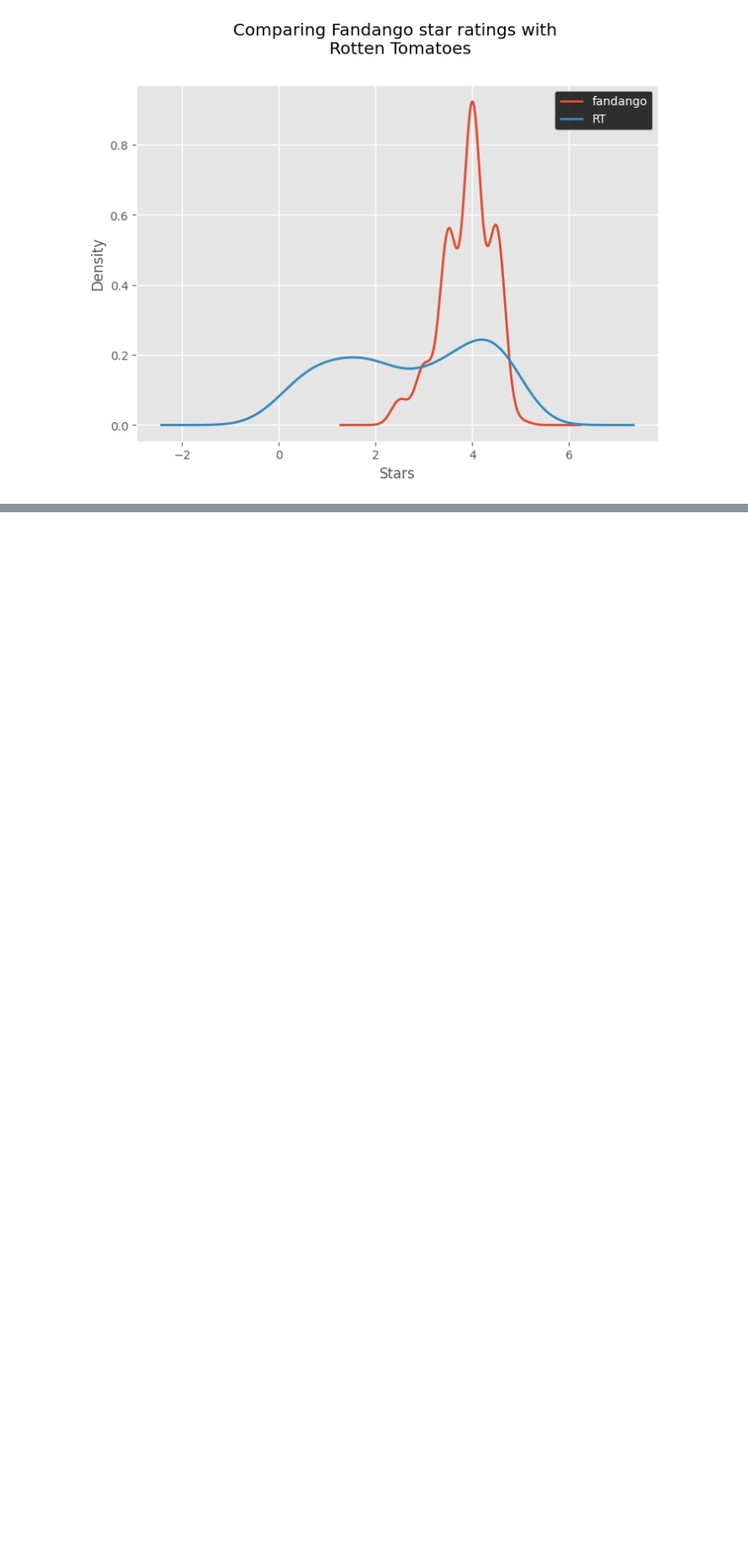
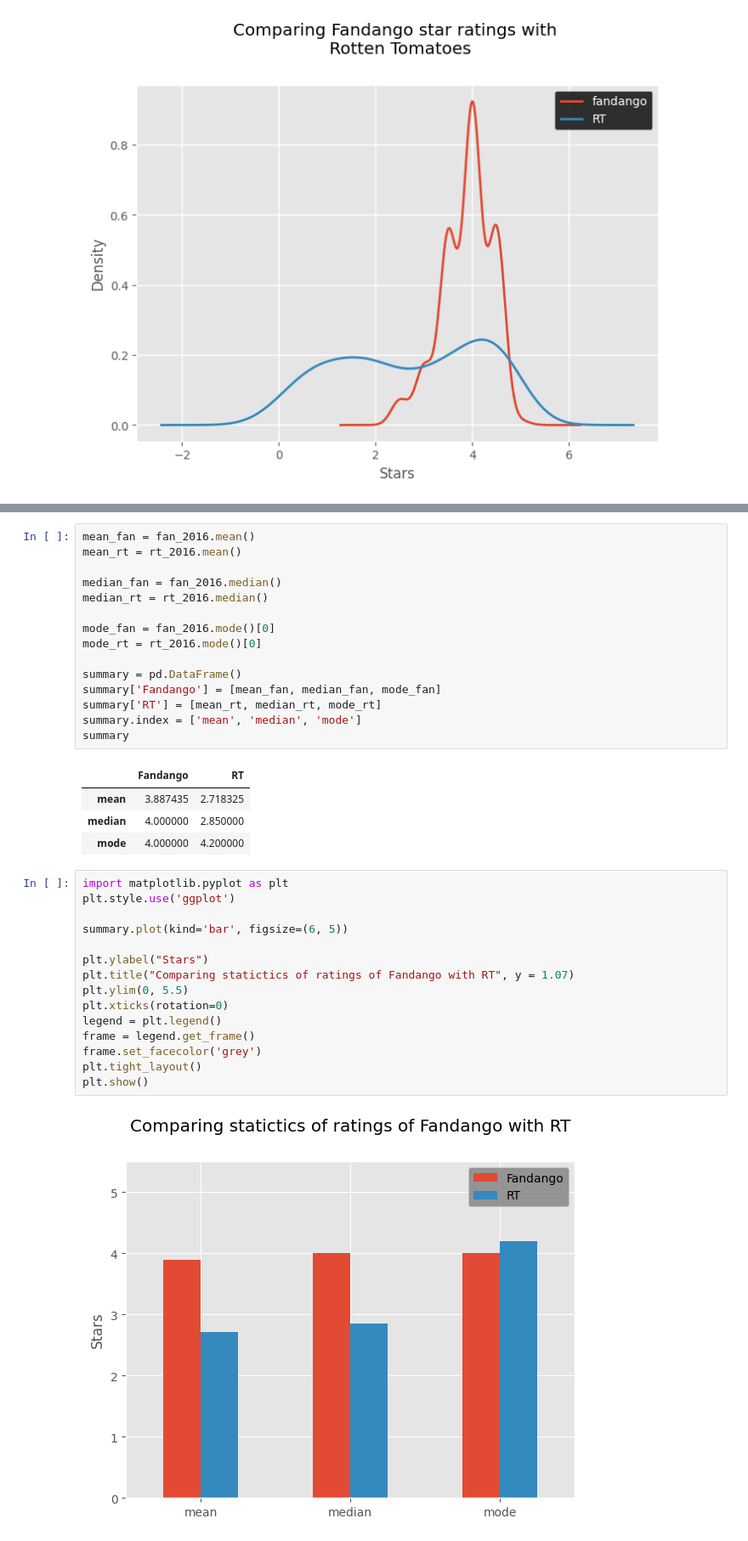
Before and after one commit to hadiwyne/movie-ranking-bias, a Jupyter notebook: Rating_Inflation.ipynb, the cells around one changed output, grey strips where cells are left out. Shown: that part at 85% size. Cells and saved outputs as stored; diff of their text form; blank space fills up the shorter version.

```diff
--- a/Rating_Inflation.ipynb
+++ b/Rating_Inflation.ipynb
@@ -405,0 +409,37 @@ We can see that even though Fandango's metric has significantly improved from 20
+# %%
+mean_fan = fan_2016.mean()
+mean_rt = rt_2016.mean()
+
+median_fan = fan_2016.median()
+median_rt = rt_2016.median()
+
+mode_fan = fan_2016.mode()[0]
+mode_rt = rt_2016.mode()[0]
+
+summary = pd.DataFrame()
+summary['Fandango'] = [mean_fan, median_fan, mode_fan]
+summary['RT'] = [mean_rt, median_rt, mode_rt]
+summary.index = ['mean', 'median', 'mode']
+summary
+# %% [output]
+|  | Fandango | RT |
+| mean | 3.887435 | 2.718325 |
+| median | 4.000000 | 2.850000 |
+| mode | 4.000000 | 4.200000 |
+# %%
+import matplotlib.pyplot as plt
+plt.style.use('ggplot')
+
+summary.plot(kind='bar', figsize=(6, 5))
+
+plt.ylabel("Stars")
+plt.title("Comparing statictics of ratings of Fandango with RT", y = 1.07)
+plt.ylim(0, 5.5)
+plt.xticks(rotation=0)
+legend = plt.legend()
+frame = legend.get_frame()
+frame.set_facecolor('grey')
+plt.tight_layout()
+plt.show()
+# %% [output]
+[figure, added]
```
Also changed, not shown: parts of 3 cells of this notebook.
